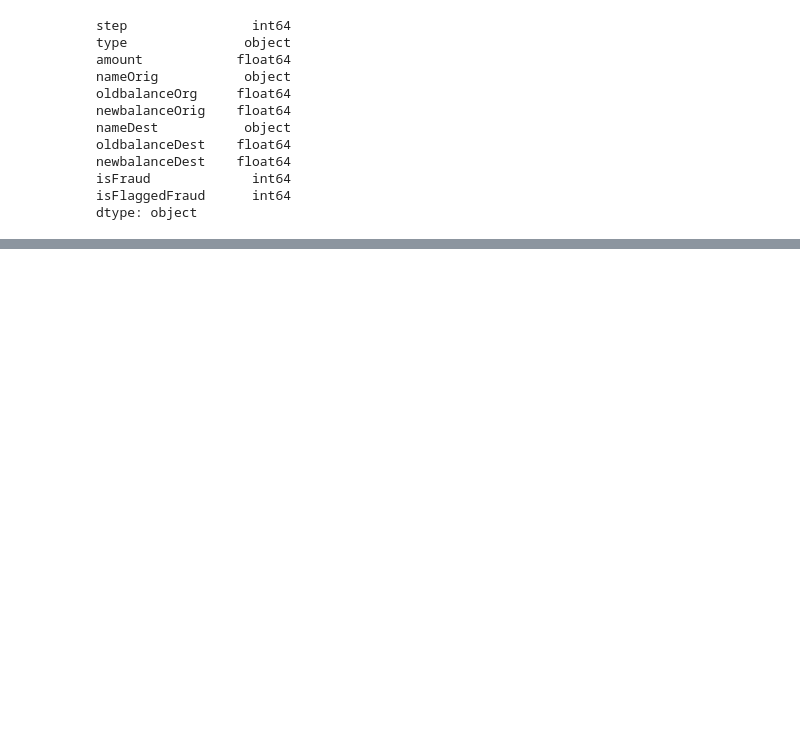
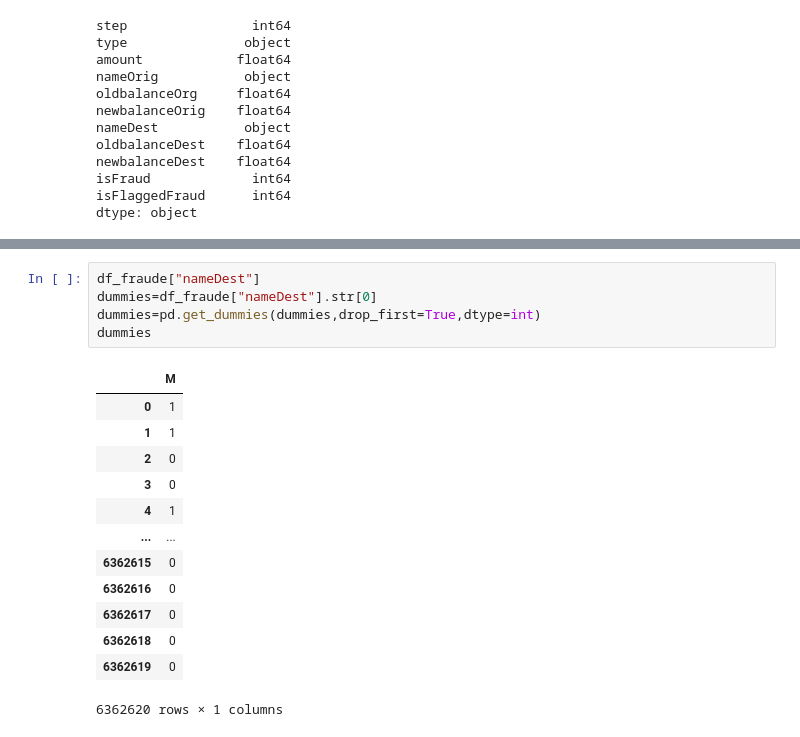
Before and after one commit to SantiagoGonzalezAchaval/aprendizaje_maquina_I, a Jupyter notebook: PrimerTp/TP_Individual.ipynb, the cells around one changed output, grey strips where cells are left out. Saved outputs shown, nothing was run; the diff lists cells and outputs as text; blank space fills up the shorter version.

```diff
--- a/PrimerTp/TP_Individual.ipynb
+++ b/PrimerTp/TP_Individual.ipynb
@@ -56,0 +74,19 @@ dtype: object
+# %%
+df_fraude["nameDest"]
+dummies=df_fraude["nameDest"].str[0]
+dummies=pd.get_dummies(dummies,drop_first=True,dtype=int)
+dummies
+# %% [output]
+|  | M |
+| 0 | 1 |
+| 1 | 1 |
+| 2 | 0 |
+| 3 | 0 |
+| 4 | 1 |
+| ... | ... |
+| 6362615 | 0 |
+| 6362616 | 0 |
+| 6362617 | 0 |
+| 6362618 | 0 |
+| 6362619 | 0 |
+6362620 rows × 1 columns
```
Also changed, not shown: parts of 9 cells of this notebook.
